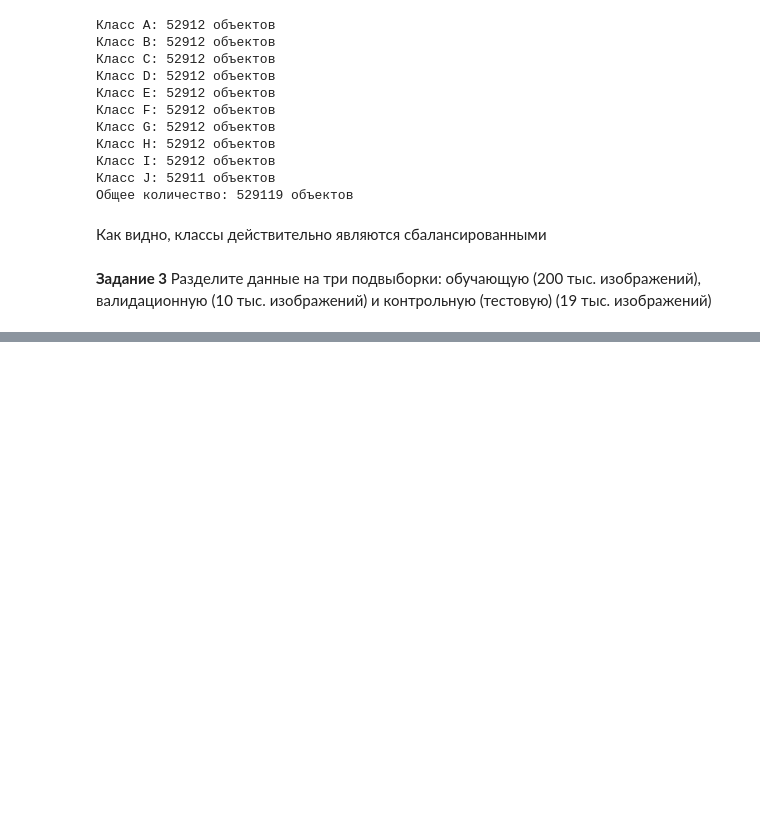
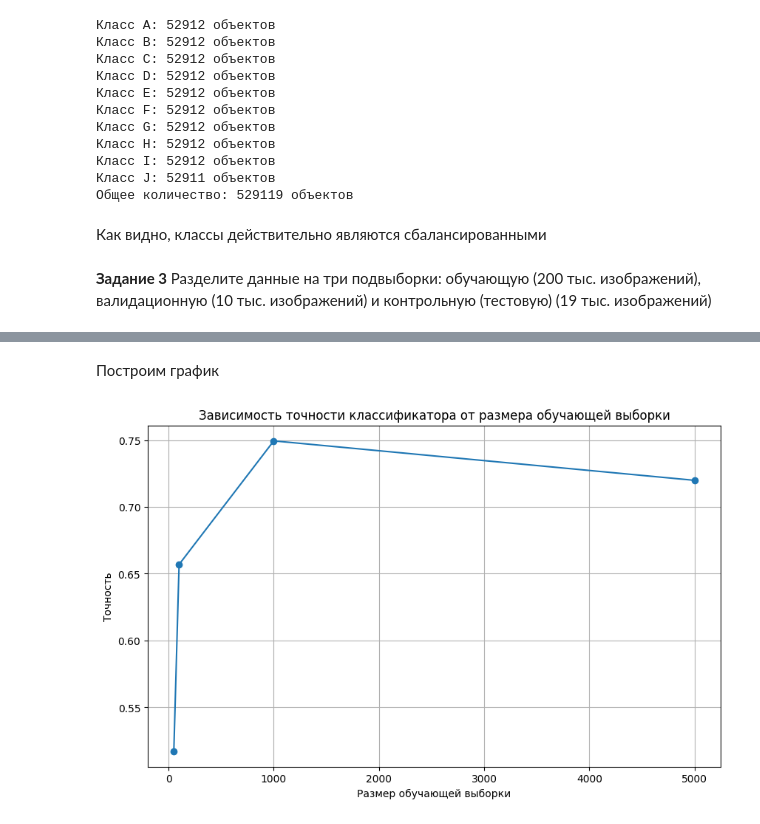
Before and after one commit to relsa228/machine-learning, a Jupyter notebook: LR-1/task.ipynb, the cells around one changed output, grey strips where cells are left out. Cells and saved outputs as stored; diff of their text form; code cells hidden in the pictures; blank space fills up the shorter version.

```diff
--- a/LR-1/task.ipynb
+++ b/LR-1/task.ipynb
@@ -155,0 +133,8 @@ Please also refer to the documentation for alternative solver options:
+# %%
+# Объединение обучающих и валидационных данных для обучения модели
+X_train = np.concatenate((train_data, val_data))
+y_train = np.concatenate((train_labels, val_labels))
+
+# Создание и обучение модели логистической регрессии
+model = LogisticRegression(max_iter=1500)
+model.fit(X_train, y_train)
@@ -155,0 +170,3 @@ Please also refer to the documentation for alternative solver options:
+# %%
+train_sizes = [50, 100, 1000, 5000]
+accuracies = []
@@ -155,0 +175,10 @@ Please also refer to the documentation for alternative solver options:
+# %%
+for size in train_sizes:
+    X_train, X_test, y_train, y_test = train_test_split(train_data, train_labels, train_size=size, random_state=42)
+
+    clf = LogisticRegression(max_iter=1000)
+    clf.fit(X_train, y_train)
+
+    y_pred = clf.predict(X_test)
+
+    accuracies.append(accuracy_score(y_test, y_pred))
@@ -155,0 +193,12 @@ Please also refer to the documentation for alternative solver options:
+# %% [markdown]
+Построим график
+# %%
+plt.figure(figsize=(10, 6))
+plt.plot(train_sizes, accuracies, marker='o')
+plt.title('Зависимость точности классификатора от размера обучающей выборки')
+plt.xlabel('Размер обучающей выборки')
+plt.ylabel('Точность')
+plt.grid(True)
+plt.show()
+# %% [output]
+[figure, added]
```
Also changed, not shown: parts of 20 cells of this notebook.
